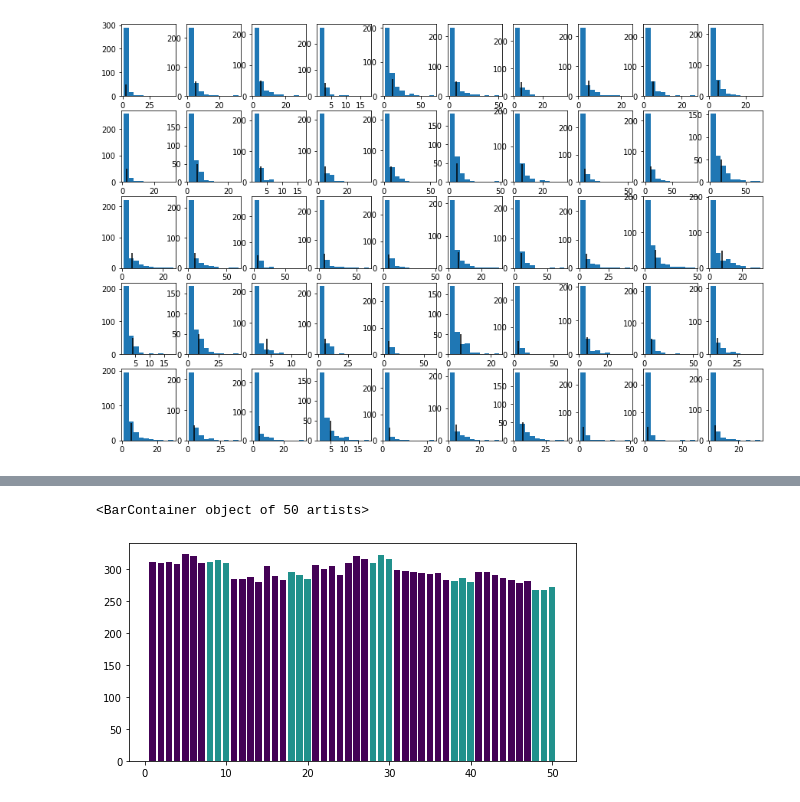
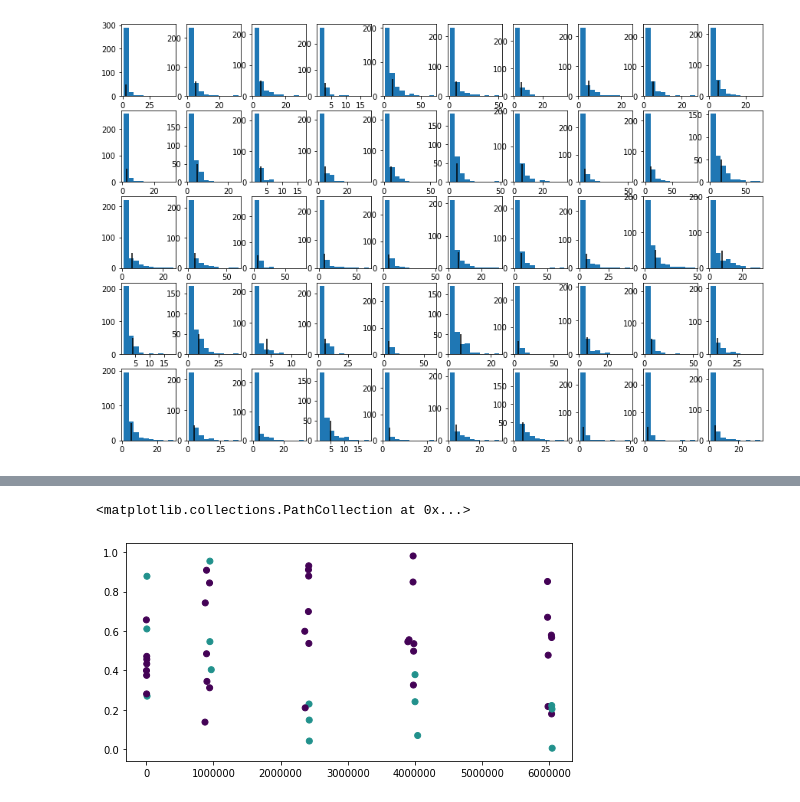
Before and after one commit to YangAzure/CSEDMDataChallenge, a Jupyter notebook: preprocess.ipynb, the cells around one changed output, grey strips where cells are left out. Cells and saved outputs as stored; diff of their text form; code cells hidden in the pictures.

Commit message:
First draft of train/test for S19

```diff
--- a/preprocess.ipynb
+++ b/preprocess.ipynb
@@ -179,0 +235,9 @@ test_problem_ids
+# %%
+runs_time = runs.copy()
+problem_orders = runs.groupby([PS2.AssignmentID, PS2.ProblemID])[PS2.Order].median()
+runs_time['TimeInt'] = pd.to_datetime(runs_time[PS2.ServerTimestamp]).apply(lambda x: x.value)
+problem_times = runs.groupby([PS2.AssignmentID, PS2.ProblemID])['TimeInt'].median()
+problem_times = (problem_times - min(problem_times)) / 10**9
+# %%
+problem_stats = problem_times.to_frame('MedTime').join(problem_orders.to_frame('MedOrder')).reset_index()
+problem_stats.head()
@@ -179,0 +265,3 @@ test_problem_ids
+# %%
+last_problems = problem_stats.groupby(PS2.AssignmentID).apply(lambda rows: list(rows[PS2.ProblemID][rows['MedTime'].argsort()][-3:]))
+last_problems
@@ -179,0 +276,3 @@ test_problem_ids
+# %%
+test_problem_ids = [st for row in last_problems for st in row]
+test_problem_ids
@@ -200,15 +302,15 @@ student_scores.head(15)
 # %%
 # Next we plot the number of attemptes on each problem (x) / assignment (color)
 from matplotlib.cm import viridis
 
 problem_ids = list(students_per_problem.keys().map(lambda x: x[1]))
 colors = [viridis(0.5 if i in test_problem_ids else 1) for i in problem_ids]
 
-# There's a slight drop-off by assignment, but overall they're well-attempted
-plt.bar(range(1,51), students_per_problem, color=colors)
+# The late problems are the ones most to the right)
+plt.scatter(problem_stats['MedTime'], np.random.uniform(size=50), color=colors)
 # %% [output]
-<BarContainer object of 50 artists>
+<matplotlib.collections.PathCollection at 0x...>
-[figure, old version]
+[figure, new version]
 # %%
 train_ids, test_ids = train_test_split(list(subject_ids), test_size=0.25, random_state=1234)
 # %%
```
Also changed, not shown: parts of 28 cells of this notebook, 2 other files.
